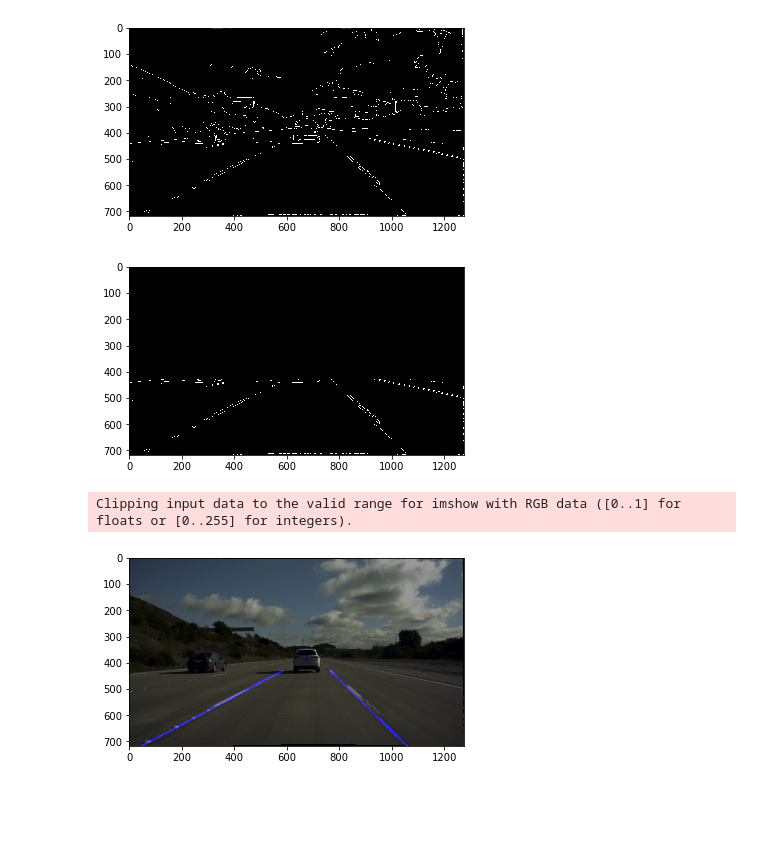
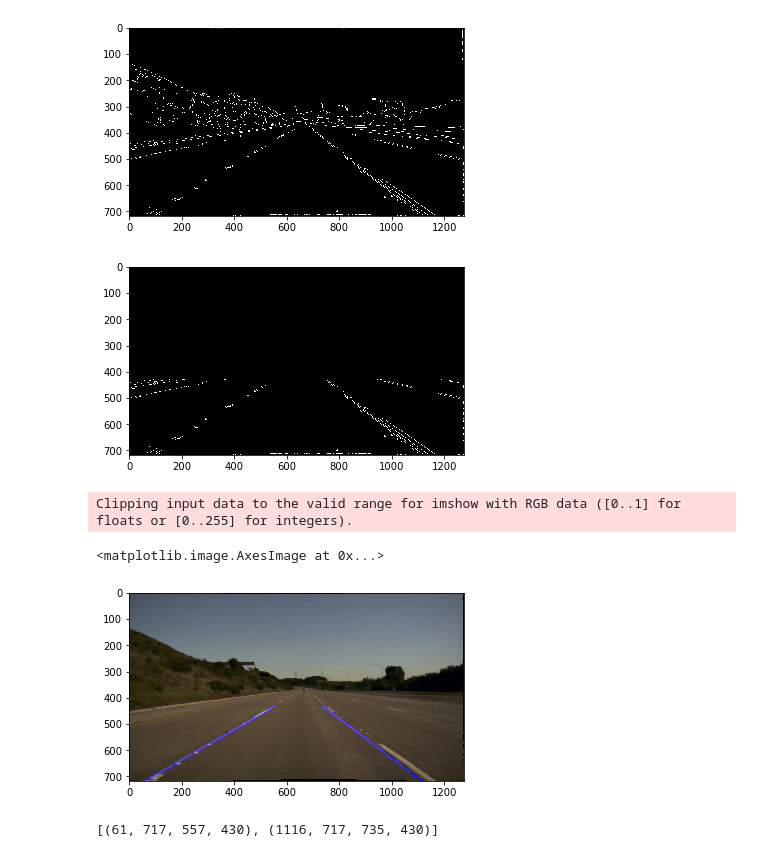
Before and after one commit to jlevine272/Road-Segmentation, a Jupyter notebook: lane_detect.ipynb, the cells around one changed output. Saved outputs shown, nothing was run; the diff lists cells and outputs as text; code cells hidden in the pictures; blank space fills up the shorter version.

```diff
--- a/lane_detect.ipynb
+++ b/lane_detect.ipynb
@@ -5,5 +6,5 @@ import matplotlib.pyplot as plt
 # %%
-img_rgb = mimg.imread("/data3/sb56/CP_proj/color_images/test/images-2014-12-22-13-22-35_mapping_280S_2nd_lane/1419283529_0265741000_color_rect.png")
+img_rgb = mimg.imread("/data3/sb56/CP_proj/color_images/color_images/valid/images-2014-12-22-14-19-07_mapping_280S_3rd_lane/1419286920_0093859000_color_rect.png")
 plt.imshow(img_rgb)
 # %% [output]
 <matplotlib.image.AxesImage at 0x...>
@@ -11,8 +12,12 @@ plt.imshow(img_rgb)
 # %%
 ld = LaneDetector(0.05, 0.09, 7, line_threshold=100)
-lane_img = ld.detect_lanes(img_rgb)
+lane_img, lines_xy = ld.detect_lanes(img_rgb)
 # %% [output]
-[figure, old version]
+[figure, new version]
-[figure, old version]
+[figure, new version]
-Clipping input data to the valid range for imshow with RGB data ([0..1] for floats or [0..255] for integers).
-[figure, removed]
+# %%
+plt.imshow(lane_img)
+# %% [output]
+Clipping input data to the valid range for imshow with RGB data ([0..1] for floats or [0..255] for integers).
+<matplotlib.image.AxesImage at 0x...>
+[figure, added]
@@ -18,0 +38,4 @@ Clipping input data to the valid range for imshow with RGB data ([0..1] for floa
+# %%
+lines_xy
+# %% [output]
+[(61, 717, 557, 430), (1116, 717, 735, 430)]
```
Also changed, not shown: parts of 7 cells of this notebook, 16 other files.
